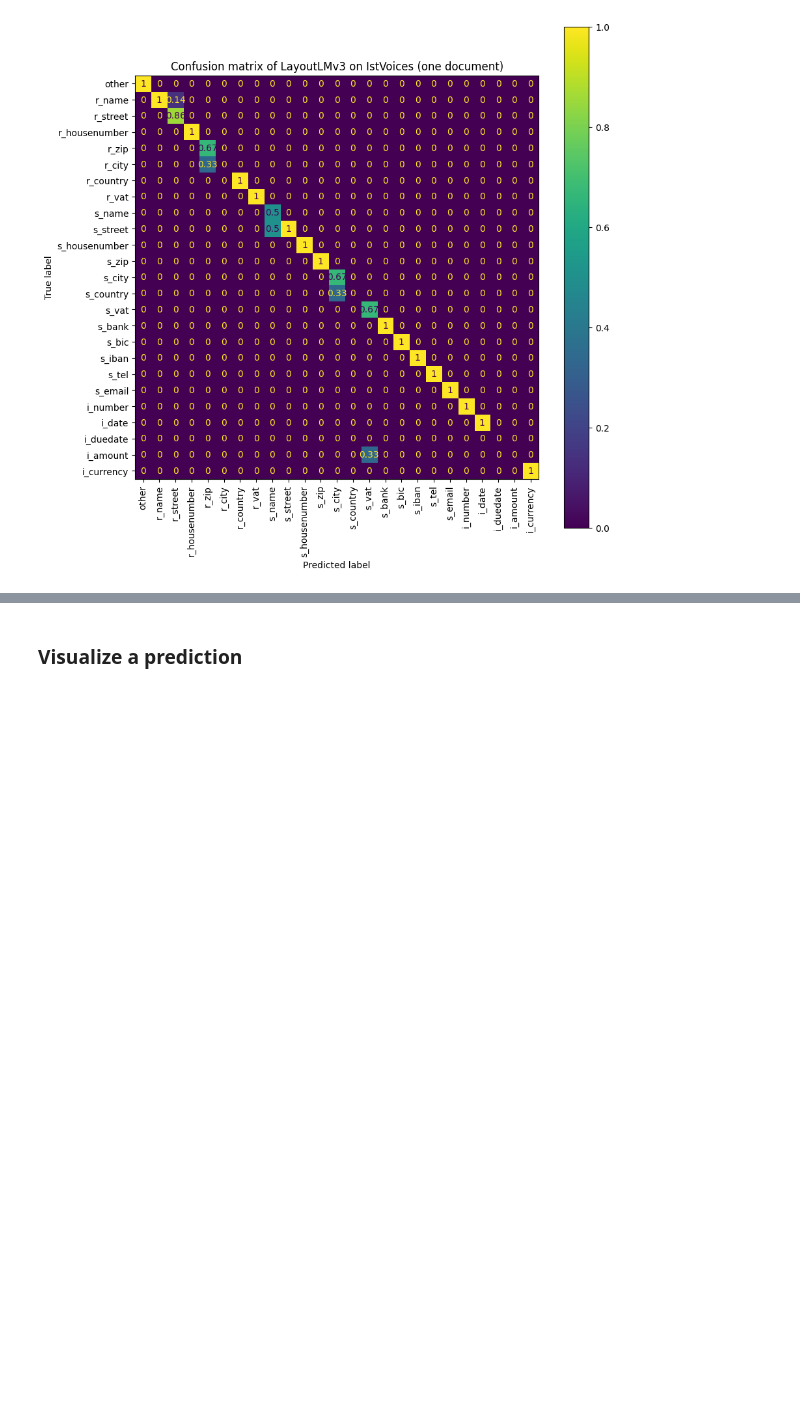
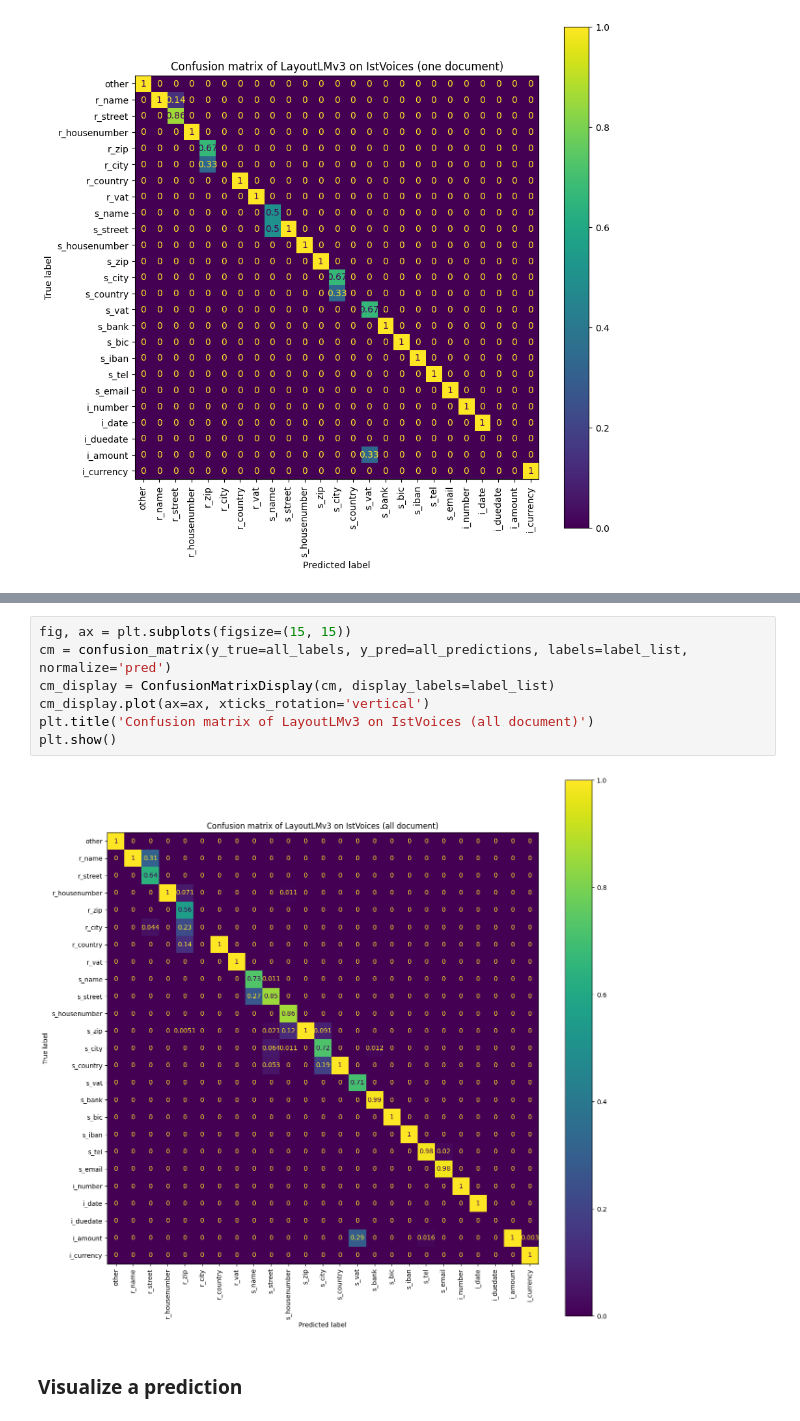
Before and after one commit to ihabram/thesis-masters, a Jupyter notebook: LayoutLMv3/Custom/LayoutLMv3_Custom.ipynb, the cells around one changed output, grey strips where cells are left out. Cells and saved outputs as stored; diff of their text form; blank space fills up the shorter version.

Commit message:
Confusion matrix for all examples

```diff
--- a/LayoutLMv3/Custom/LayoutLMv3_Custom.ipynb
+++ b/LayoutLMv3/Custom/LayoutLMv3_Custom.ipynb
@@ -442,3 +475,12 @@ plt.show()
+# %%
+fig, ax = plt.subplots(figsize=(15, 15))
+cm = confusion_matrix(y_true=all_labels, y_pred=all_predictions, labels=label_list, normalize='pred')
+cm_display = ConfusionMatrixDisplay(cm, display_labels=label_list)
+cm_display.plot(ax=ax, xticks_rotation='vertical')
+plt.title('Confusion matrix of LayoutLMv3 on IstVoices (all document)')
+plt.show()
+# %% [output]
+[figure, added]
 # %% [markdown]
 ### Visualize a prediction
 # %%
```
Also changed, not shown: parts of 3 cells of this notebook.
